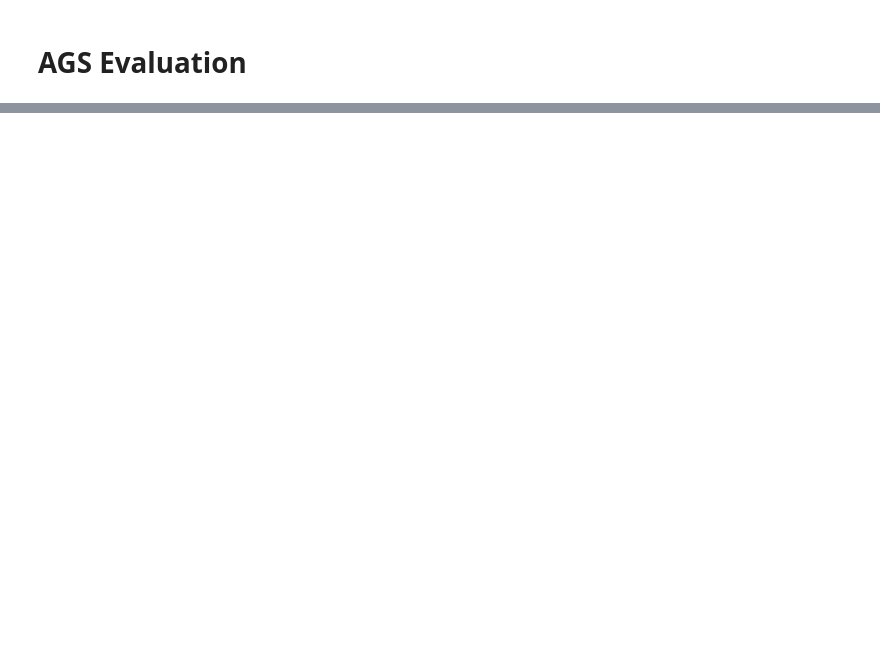
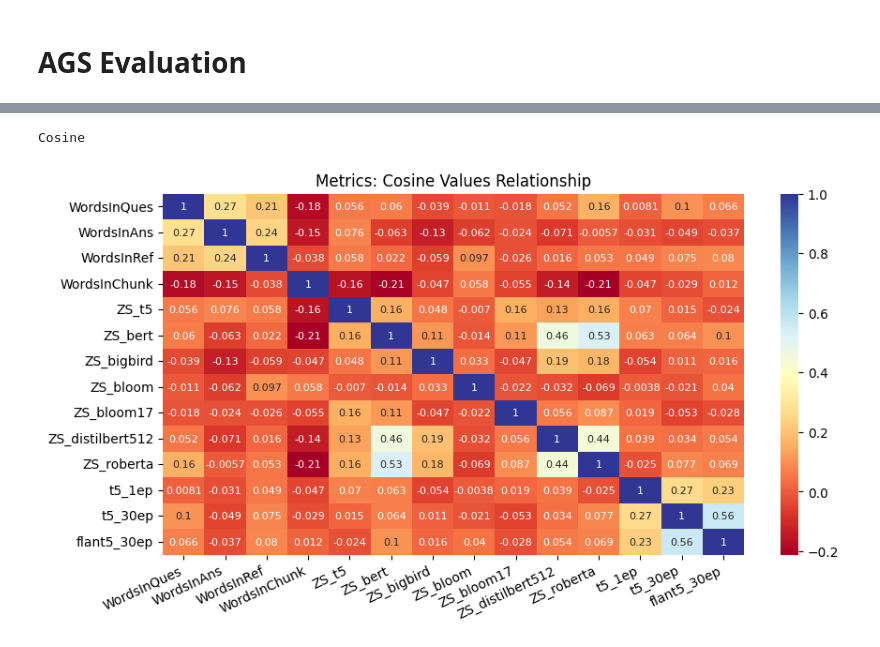
Before and after one commit to dasarpai/HBQA, a Jupyter notebook: 31_HBQA_Analysis.ipynb, the cells around one changed output, grey strips where cells are left out. Drawn from its saved outputs; the diff is of its cells as text; code cells hidden in the pictures; blank space fills up the shorter version.

```diff
--- a/31_HBQA_Analysis.ipynb
+++ b/31_HBQA_Analysis.ipynb
@@ -1549,4 +1644,0 @@ dtype: float64
-# %%
-metricsfile = get_metrics_filename('6')
-df_metrics =  pd.read_csv(conf.REPORT_FOLDER + metricsfile)
-df_metrics.mean()
@@ -1567,0 +1645,4 @@ dtype: float64
+# %%
+# @title Metrics Collected
+t = pd.read_csv(conf['AGS_FOLDER'] + '09.22-t5Predicted_Ans_Score-Finetuned-epoch1.csv', skiprows=lambda x: x not in [0,1,2])
+t
@@ -1567,0 +1653,4 @@ dtype: float64
+# %%
+metrics_list= t.columns.to_list()
+metrics_list.remove('Ques_Id')
+metrics_list
@@ -1567,0 +1706,17 @@ dtype: float64
+# %%
+def plot_headmap(df_metrics,mname):
+    temp = df_metrics.drop(columns=['Ques_Id']).corr()
+    plt.figure(figsize=(10,5))
+    heatmap = sns.heatmap(temp,cmap='RdYlBu', annot=True, annot_kws={"size": 8})
+    plt.xticks(rotation=25, ha="right")
+    plt.title('Metrics: ' + mname + ' Values Relationship')
+
+    plt.show()
+# %%
+mname= metrics_list[9]
+df_metrics = get_metrics(mname)
+df_metrics = df_qa.merge(df_metrics, on="Ques_Id", how="inner")
+plot_headmap(df_metrics,mname)
+# %% [output]
+Cosine
+[figure, added]
```
Also changed, not shown: parts of 44 cells of this notebook, 3 other files.
